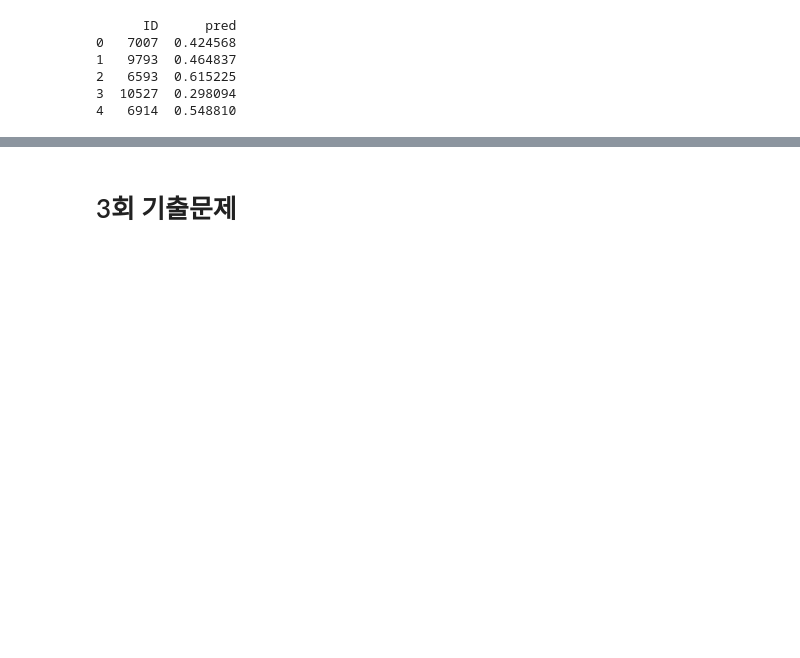
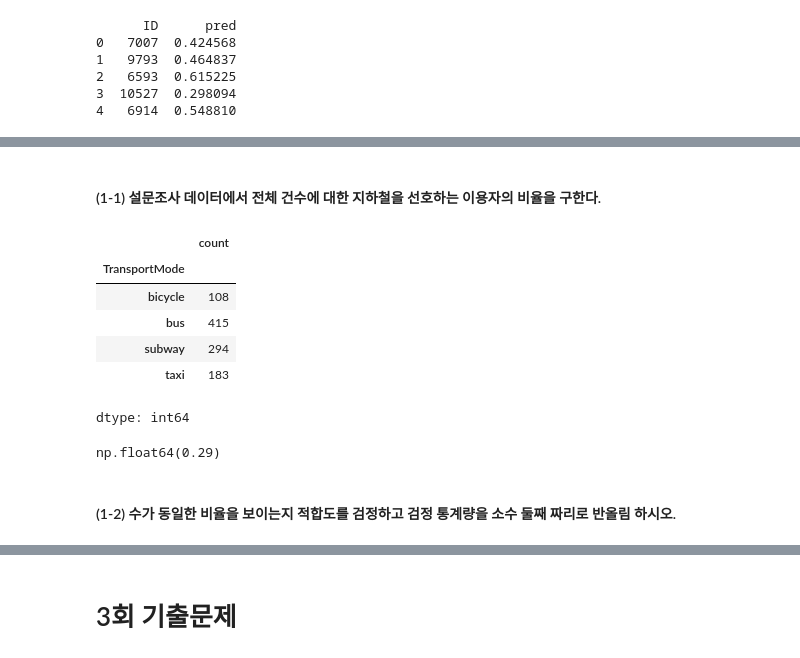
Before and after one commit to va4756/yemoon_bigdata_test, a Jupyter notebook: bigdata_예문_실전문제_example3.ipynb, the cells around one changed output, grey strips where cells are left out. Cells and saved outputs as stored; diff of their text form; code cells hidden in the pictures; blank space fills up the shorter version.

```diff
--- a/bigdata_예문_실전문제_example3.ipynb
+++ b/bigdata_예문_실전문제_example3.ipynb
@@ -646,0 +683,23 @@ print(result.head())
+# %% [markdown]
+#### (1-1) 설문조사 데이터에서 전체 건수에 대한 지하철을 선호하는 이용자의 비율을 구한다.
+# %%
+observe_data = df['TransportMode'].value_counts().sort_index()
+observe_data
+# %% [output]
+|  | count |
+| TransportMode |  |
+| bicycle | 108 |
+| bus | 415 |
+| subway | 294 |
+| taxi | 183 |
+dtype: int64
+# %%
+#지하철 선호 이용자 비율 구하기
+total_counts = sum(observe_data)
+subway_ratio = observe_data['subway'] / total_counts
+subway_ratio = round(subway_ratio, 2)
+subway_ratio
+# %% [output]
+np.float64(0.29)
+# %% [markdown]
+#### (1-2) 수가 동일한 비율을 보이는지 적합도를 검정하고 검정 통계량을 소수 둘째 짜리로 반올림 하시오.
```
Also changed, not shown: parts of 15 cells of this notebook.
